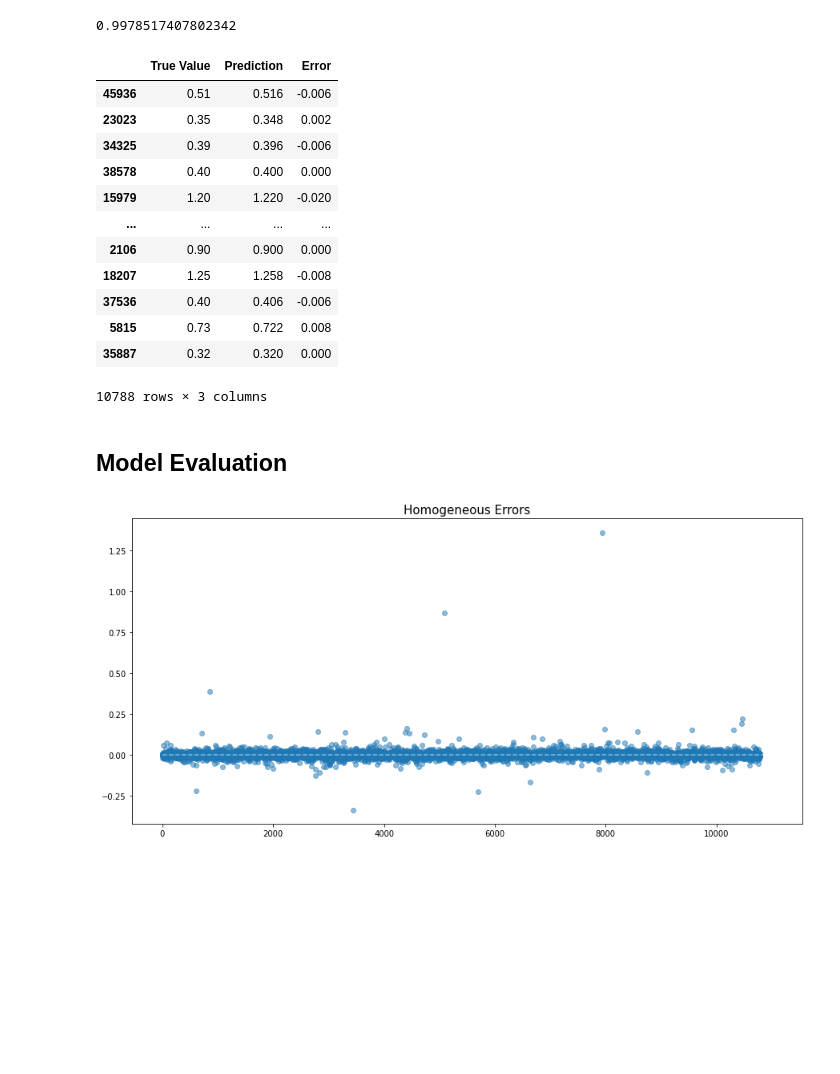
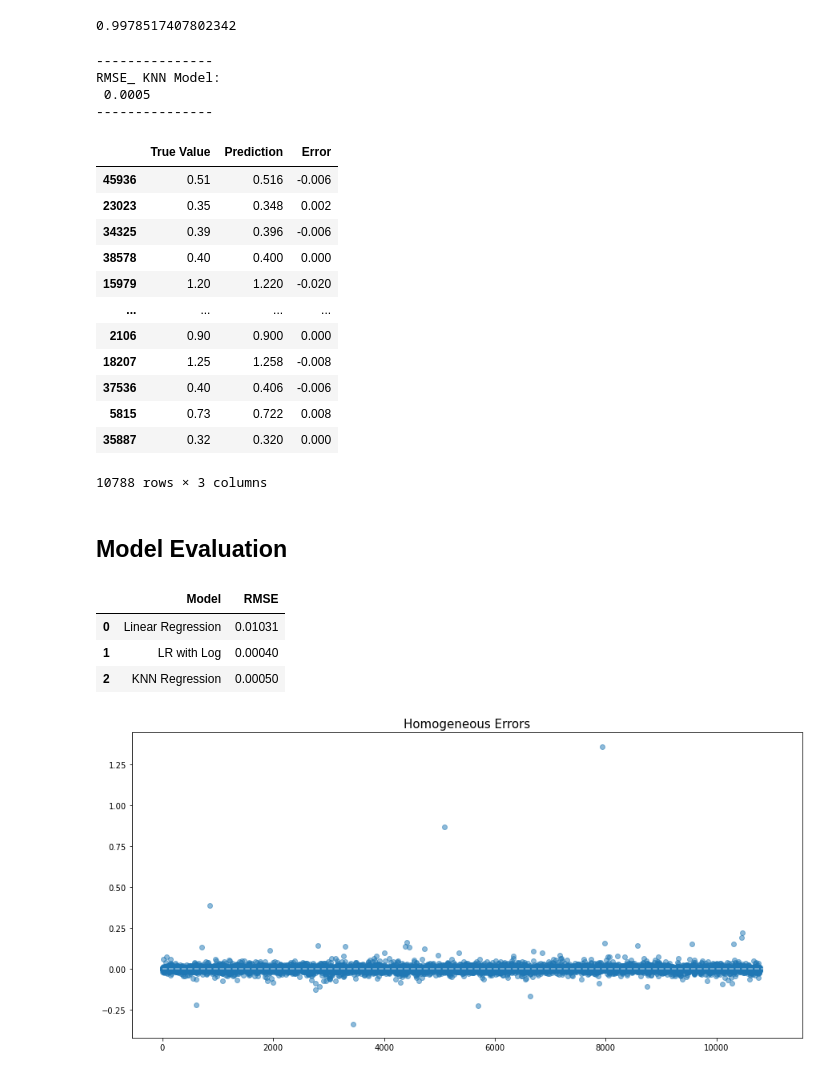
Before and after one commit to gurezende/Studying, a Jupyter notebook: Python/Linear Regression/KNN_Regression.ipynb, the cells around one changed output. Cells and saved outputs as stored; diff of their text form; code cells hidden in the pictures; blank space fills up the shorter version.

Commit message:
regression_models_version2

```diff
--- a/Python/Linear Regression/KNN_Regression.ipynb
+++ b/Python/Linear Regression/KNN_Regression.ipynb
@@ -199,3 +202,10 @@ lr_model = LinearRegression().fit(X_train, y_train)
 lr_model.score(X_test, y_test)
 # %% [output]
 0.9534250731184013
+# %%
+# Predictions
+preds_lr = lr_model.predict(X_test)
+
+# RMSE
+rmse_lr = round( mean_squared_error(y_test, preds_lr), 5 )
+rmse_lr
@@ -219,9 +231,13 @@ lrLog_model.score(X_test_log, y_test_log)
 0.9988479198247474
 # %%
 # Predictions
-preds = lrLog_model.predict(X_test_log)
+preds_log = lrLog_model.predict(X_test_log)
+
+# RMSE
+rmse_log = round( mean_squared_error(y_test_log, preds_log), 4)
+print( f'---------------\nRMSE_ Log model:\n {rmse_log}\n---------------\n')
 
 # Performance
 pd.DataFrame({ 'True Value': np.exp(y_test_log),
-               'Prediction': np.exp(preds)}).head(5)
+               'Prediction': np.exp(preds_log)}).head(5)
 # %% [output]
@@ -243,15 +263,24 @@ knn_model.score(X_test, y_test)
 0.9978517407802342
 # %%
 # Predictions
-preds = knn_model.predict(X_test)
+preds_knn = knn_model.predict(X_test)
+
+# RMSE
+rmse_knn = round( mean_squared_error(y_test, preds_knn), 4)
+print( f'---------------\nRMSE_ KNN Model:\n {rmse_knn}\n---------------\n')
+
 
 # Performance
 performance = pd.DataFrame({ 'True Value': y_test,
-                            'Prediction': preds,
-                            'Error': y_test - preds})
+                            'Prediction': preds_knn,
+                            'Error': y_test - preds_knn})
 # View
 performance
 # %% [output]
+---------------
+RMSE_ KNN Model:
+ 0.0005
+---------------
 |  | True Value | Prediction | Error |
 | 45936 | 0.51 | 0.516 | -0.006 |
 | 23023 | 0.35 | 0.348 | 0.002 |
@@ -264,9 +293,18 @@ performance
 | 37536 | 0.40 | 0.406 | -0.006 |
 | 5815 | 0.73 | 0.722 | 0.008 |
 | 35887 | 0.32 | 0.320 | 0.000 |
-10788 rows × 3 columns
+10788 rows × 3 columns
 # %% [markdown]
 ## Model Evaluation
+# %%
+# Comparison of the models
+pd.DataFrame({'Model':['Linear Regression', 'LR with Log', 'KNN Regression'],
+              'RMSE': [rmse_lr, rmse_log, rmse_knn]})
+# %% [output]
+|  | Model | RMSE |
+| 0 | Linear Regression | 0.01031 |
+| 1 | LR with Log | 0.00040 |
+| 2 | KNN Regression | 0.00050 |
 # %%
 plt.figure(figsize=(15,7))
 # Errors
```
Also changed, not shown: parts of 4 cells of this notebook.
